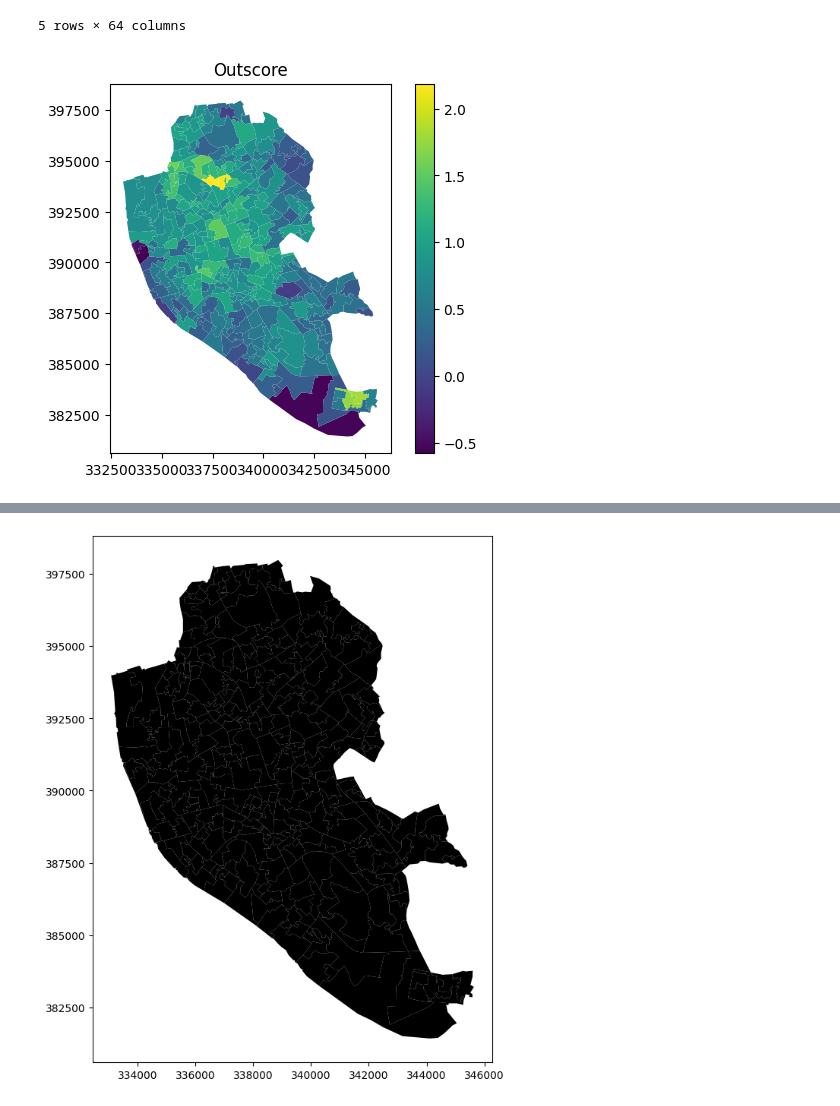
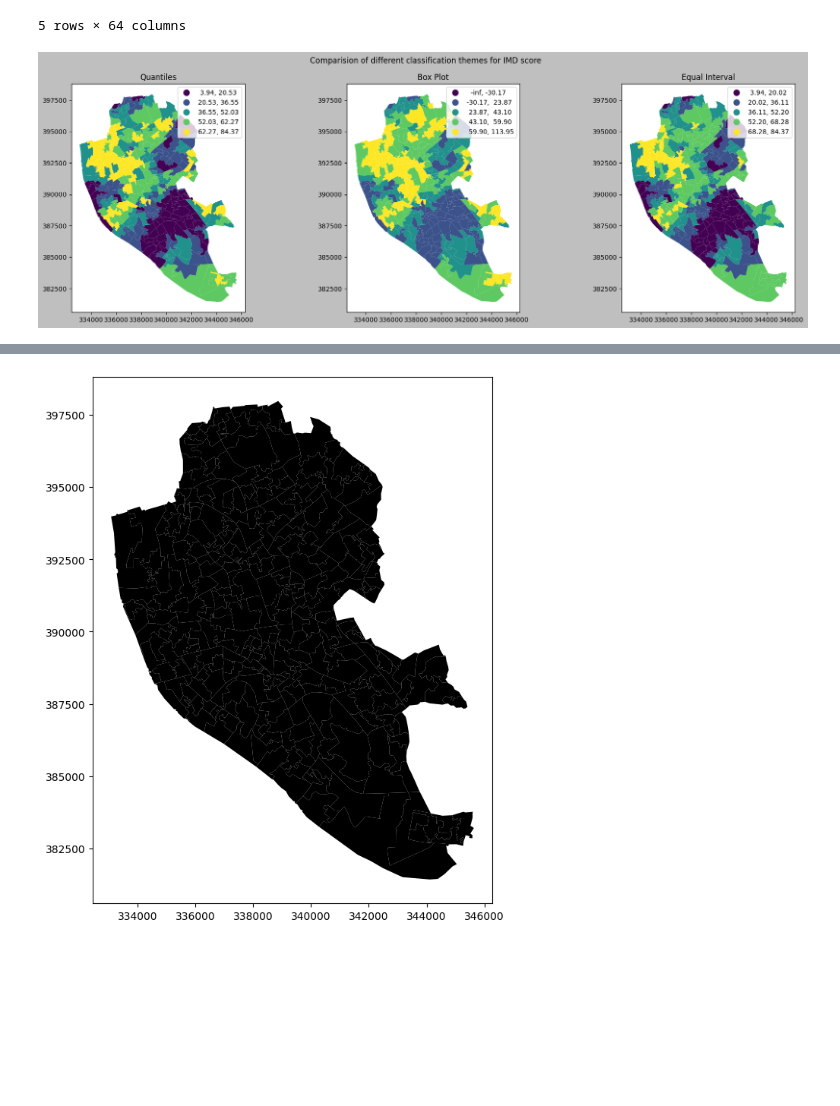
Before and after one commit to mannan272/data1, a Jupyter notebook: lab-04/hw-04.ipynb, the cells around one changed output, grey strips where cells are left out. Saved outputs shown, nothing was run; the diff lists cells and outputs as text; code cells hidden in the pictures; blank space fills up the shorter version.

```diff
--- a/lab-04/hw-04.ipynb
+++ b/lab-04/hw-04.ipynb
@@ -61,6 +48,6 @@ geopandas.geodataframe.GeoDataFrame
 # %%
-df1 = df.loc[df['LADnm'] == 'Liverpool',:]
-df1.head()
+imd = imd.loc[df['LADnm']=='Liverpool', :]
+imd.head()
 # %% [output]
 |  | lsoa11cd | lsoa11nm | lsoa11nmw | st_areasha | st_lengths | IMD_Rank | IMD_Decile | LSOA01NM | LADcd | ... |
 | 6348 | E01006512 | Liverpool 031A | Liverpool 031A | 283906.863775 | 3063.168774 | 14664 | 5 | Liverpool 031A | E08000012 | ... |
@@ -69,10 +56,32 @@ df1.head()
 | 6351 | E01006515 | Liverpool 037B | Liverpool 037B | 366499.754871 | 4273.694263 | 1875 | 1 | Liverpool 037B | E08000012 | ... |
 | 6352 | E01006518 | Liverpool 044A | Liverpool 044A | 235181.260598 | 2743.746370 | 330 | 1 | Liverpool 044A | E08000012 | ... |
 5 rows × 64 columns
-# %%
-df1.plot(column = 'OutScore', legend = True)
-plt.title('Outscore')
-plt.show()
-# %% [output]
-[figure, removed]
+# %%
+# Set up figure and axis
+f, ax = plt.subplots(1,3, figsize=(18, 6))
+
+f.suptitle('Comparision of different classification themes for IMD score')
+
+# Plot % to leave
+df1.plot(column='IMDScore', scheme='Quantiles',
+        legend=True, ax=ax[0])
+ax[0].set_title('Quantiles')
+
+df1.plot(column='IMDScore', scheme='BoxPlot',
+        legend=True, ax=ax[1])
+ax[1].set_title('Box Plot')
+
+df1.plot(column='IMDScore', scheme='EqualInterval',
+        legend=True, ax=ax[2])
+ax[2].set_title('Equal Interval')
+
+plt.tight_layout()
+
+# Change background color of the figure
+f.set_facecolor('0.75')
+
+# Draw
+plt.show()
+# %% [output]
+[figure, added]
 # %%
```
Also changed, not shown: parts of 39 cells of this notebook, 10 other files.
